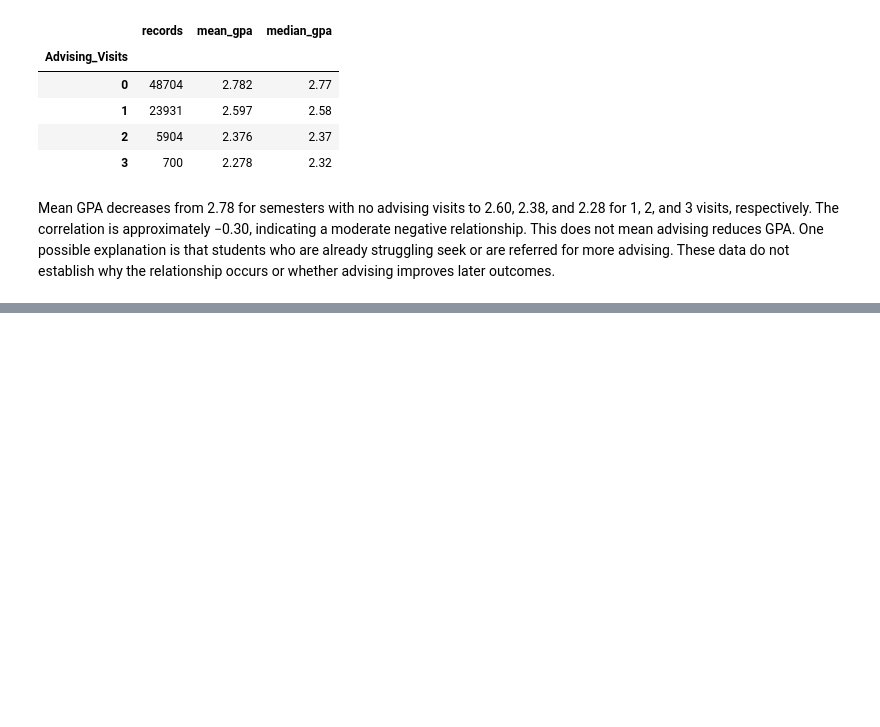
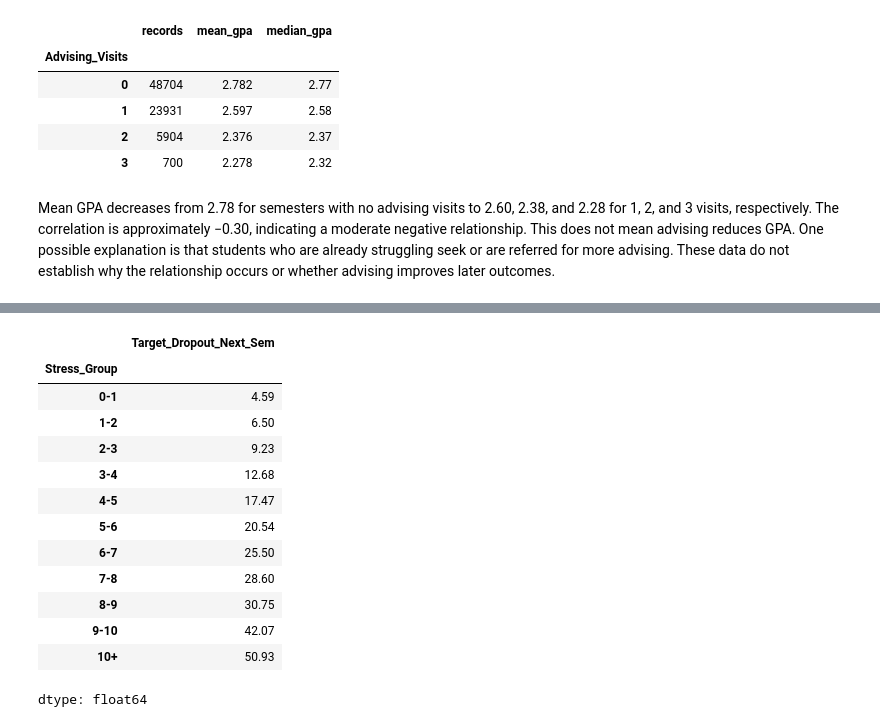
Before and after one commit to mihaighise/student_retention_analysis, a Jupyter notebook: Student_Retention.ipynb, the cells around one changed output, grey strips where cells are left out. Saved outputs shown, nothing was run; the diff lists cells and outputs as text; code cells hidden in the pictures; blank space fills up the shorter version.

```diff
--- a/Student_Retention.ipynb
+++ b/Student_Retention.ipynb
@@ -617,0 +636,28 @@ This does not mean advising reduces GPA. One possible explanation is that studen
+# %%
+# Check what it would a considered a high financial stress
+
+# Keep only rows where we know what happened next semester
+stress = df[df['Censored'] == 0].copy()
+
+# Split the stress group into bins
+bins   = [0, 1, 2, 3, 4, 5, 6, 7, 8, 9, 10, stress['Financial_Stress'].max()]
+labels = ['0-1', '1-2', '2-3', '3-4', '4-5', '5-6', '6-7', '7-8', '8-9', '9-10', '10+']
+
+stress['Stress_Group'] = pd.cut(stress['Financial_Stress'], bins=bins, labels=labels)
+stress_dropout = stress.groupby('Stress_Group', observed=True)['Target_Dropout_Next_Sem'].mean() * 100
+display(stress_dropout.round(2))
+# %% [output]
+|  | Target_Dropout_Next_Sem |
+| Stress_Group |  |
+| 0-1 | 4.59 |
+| 1-2 | 6.50 |
+| 2-3 | 9.23 |
+| 3-4 | 12.68 |
+| 4-5 | 17.47 |
+| 5-6 | 20.54 |
+| 6-7 | 25.50 |
+| 7-8 | 28.60 |
+| 8-9 | 30.75 |
+| 9-10 | 42.07 |
+| 10+ | 50.93 |
+dtype: float64
```
Also changed, not shown: parts of 9 cells of this notebook.
